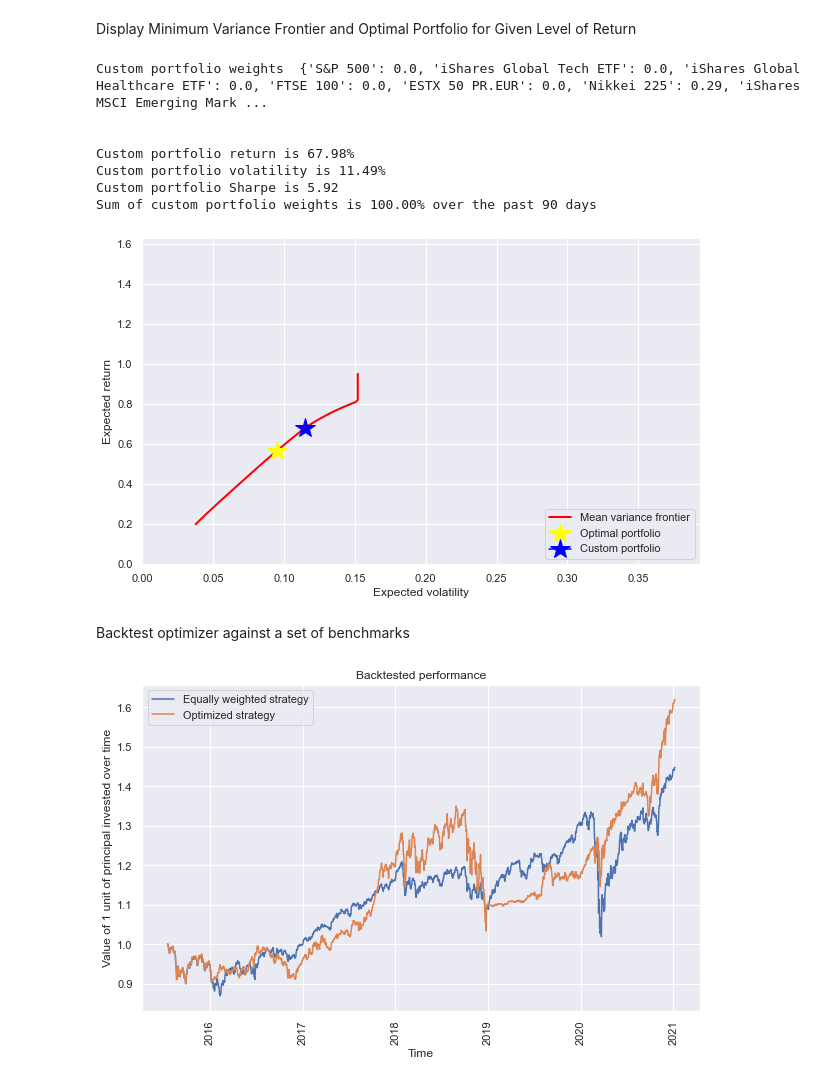
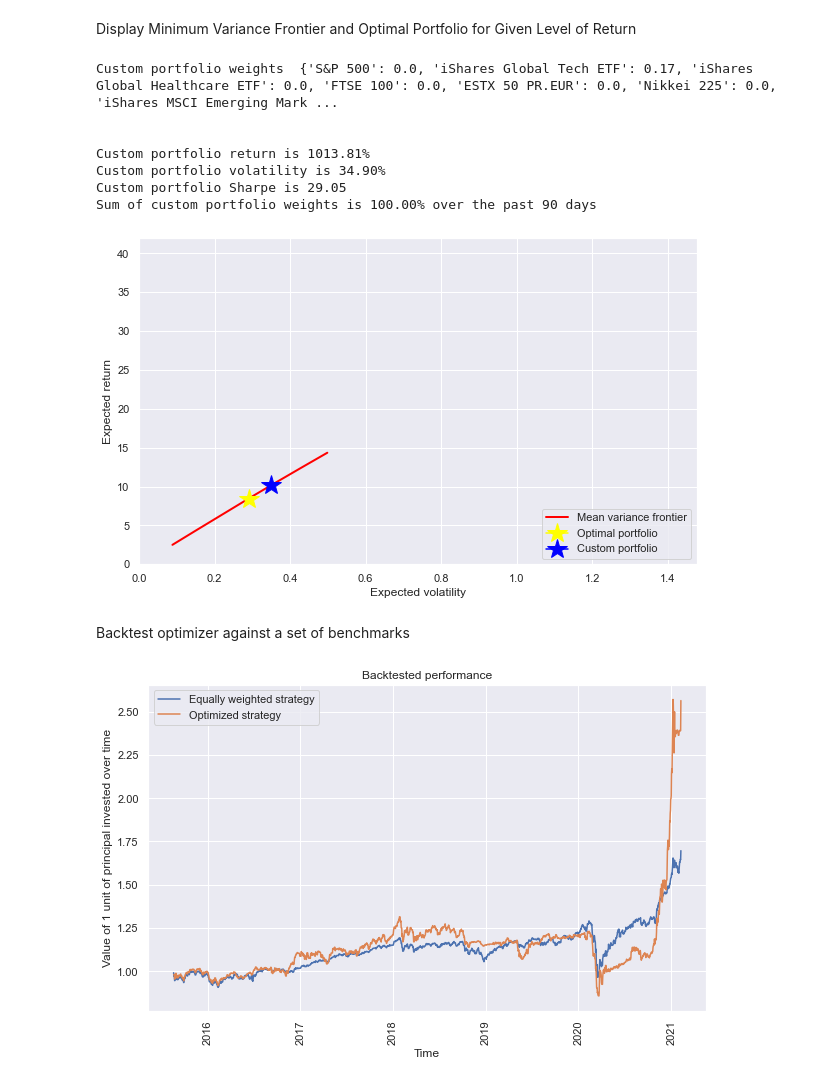
Before and after one commit to dhirlea/Portfolio-Optimizer, a Jupyter notebook: YahooPortfolioOptimizer.ipynb, the cells around one changed output. Drawn from its saved outputs; the diff is of its cells as text; code cells hidden in the pictures.

```diff
--- a/YahooPortfolioOptimizer.ipynb
+++ b/YahooPortfolioOptimizer.ipynb
@@ -23,6 +23,7 @@ securities_dictionary ={'S&P 500':'^GSPC',
                         'iShares MSCI Emerging Markets ETF' : 'EEM',
                         'U.S. Treasury Bond Futures' : 'ZB=F',
                         'ASI Asia Pacific ex-Japan Tracker Fund': '0P0001IPP7.L',
+                        'Bitcoin - GBP': 'BTC-GBP',
                         #'Vanguard Total World Bond ETF (IG credit)' : 'BNDW',
                         #'Gold' : 'GC=F',
                         #'SPDR Blmbg Barclays Em Mkts Lcl Bd ETF' : 'EBND',
@@ -346,14 +349,14 @@ plt.legend(loc = 'lower right')
 
 plt.show()
 # %% [output]
-Custom portfolio weights  {'S&P 500': 0.0, 'iShares Global Tech ETF': 0.0, 'iShares Global Healthcare ETF': 0.0, 'FTSE 100': 0.0, 'ESTX 50 PR.EUR': 0.0, 'Nikkei 225': 0.29, 'iShares MSCI Emerging Mark ...
+Custom portfolio weights  {'S&P 500': 0.0, 'iShares Global Tech ETF': 0.17, 'iShares Global Healthcare ETF': 0.0, 'FTSE 100': 0.0, 'ESTX 50 PR.EUR': 0.0, 'Nikkei 225': 0.0, 'iShares MSCI Emerging Mark ...
 
 
-Custom portfolio return is 67.98%
-Custom portfolio volatility is 11.49%
-Custom portfolio Sharpe is 5.92
+Custom portfolio return is 1013.81%
+Custom portfolio volatility is 34.90%
+Custom portfolio Sharpe is 29.05
 Sum of custom portfolio weights is 100.00% over the past 90 days
-[figure, old version]
+[figure, new version]
 # %% [markdown]
 Backtest optimizer against a set of benchmarks
 # %%
@@ -405,7 +408,7 @@ reindexed_securities_return_df = securities_return_df.append(zeroes_df)
 
 # Compute benchmark return as the dot product of the drifted weights and the securities return. Drop last record to account for the offset in returns
 
-equal_portfolio_returns_df = np.multiply(reindexed_securities_return_df,drift_weights_df)
+equal_portfolio_returns_df = reindexed_securities_return_df * drift_weights_df.values
 
 equal_portfolio_returns_df = equal_portfolio_returns_df.loc[~equal_portfolio_returns_df.index.duplicated(keep='first')]
 
@@ -419,35 +422,40 @@ equal_portfolio_returns_df['Equal weighted portfolio return'] = equal_portfolio_
 optimal_portfolio_df_backtest = optimal_portfolio_df_backtest.resample('D').fillna('ffill')
 
 daily_strategy_backtest_df = pd.merge(left = optimal_portfolio_df_backtest, right = securities_return_df, how='inner', left_index=True, right_index=True)
 
 midpoint = daily_strategy_backtest_df.shape[1]/2
 midpoint = int(midpoint)
 
 optimal_portfolio_df_backtest = daily_strategy_backtest_df.iloc[: , 0 : midpoint]
 backtest_securities_return_df = daily_strategy_backtest_df.iloc[: , midpoint :]
 
 
-optimal_portfolio_df_backtest_returns = np.multiply(optimal_portfolio_df_backtest, backtest_securities_return_df)
+optimal_portfolio_df_backtest_returns = optimal_portfolio_df_backtest * backtest_securities_return_df.values
 optimal_portfolio_df_backtest_returns['Backtested strategy'] = optimal_portfolio_df_backtest_returns.sum(axis='columns')
+
+
 optimal_portfolio_df_backtest_returns.drop(optimal_portfolio_df_backtest_returns.index[0], inplace=True)
 optimal_portfolio_df_backtest_principal = np.cumprod(1+optimal_portfolio_df_backtest_returns['Backtested strategy'])
+
+
+
 
 optimal_portfolio_df_backtest_returns.to_csv('Backtested_strategy_returns.csv')
 backtest_securities_return_df.to_csv('Individual_security_returns.csv')
 # Plot benchmark returns
 
 sns.set()
 plt.figure(figsize=(10, 6))
 plt.plot(equal_portfolio_returns_df.index, np.cumprod(1+equal_portfolio_returns_df['Equal weighted portfolio return']), label='Equally weighted strategy')
 plt.plot(optimal_portfolio_df_backtest_principal, label = 'Optimized strategy')
 plt.xticks(rotation=90)
 plt.title('Backtested performance')
 plt.xlabel('Time')
 plt.ylabel('Value of 1 unit of principal invested over time')
 plt.legend()
 plt.show()
 # %% [output]
-[figure, old version]
+[figure, new version]
 # %%
 #Plot drifted benchmark weights
 plt.style.use('seaborn-bright')
```
Also changed, not shown: parts of 7 cells of this notebook, 3 other files.
